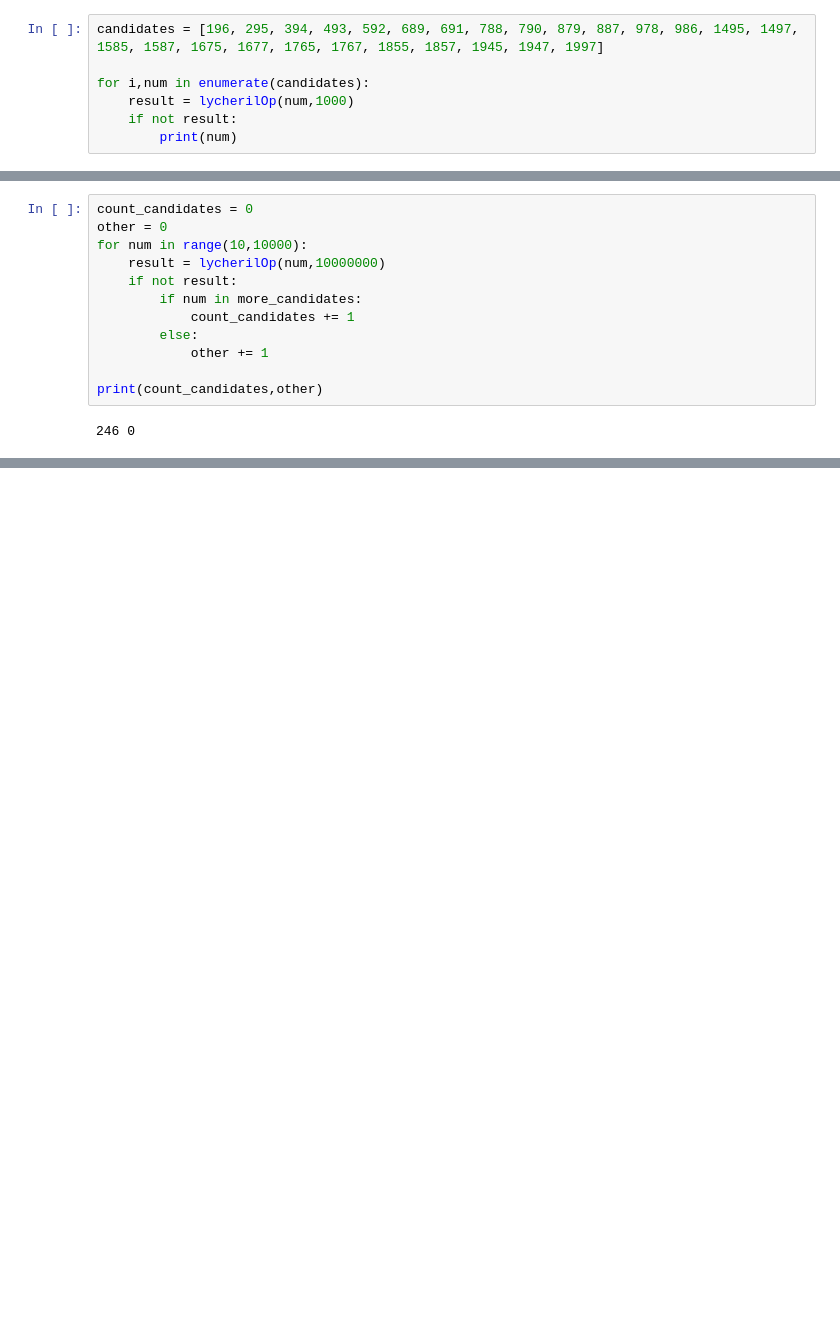
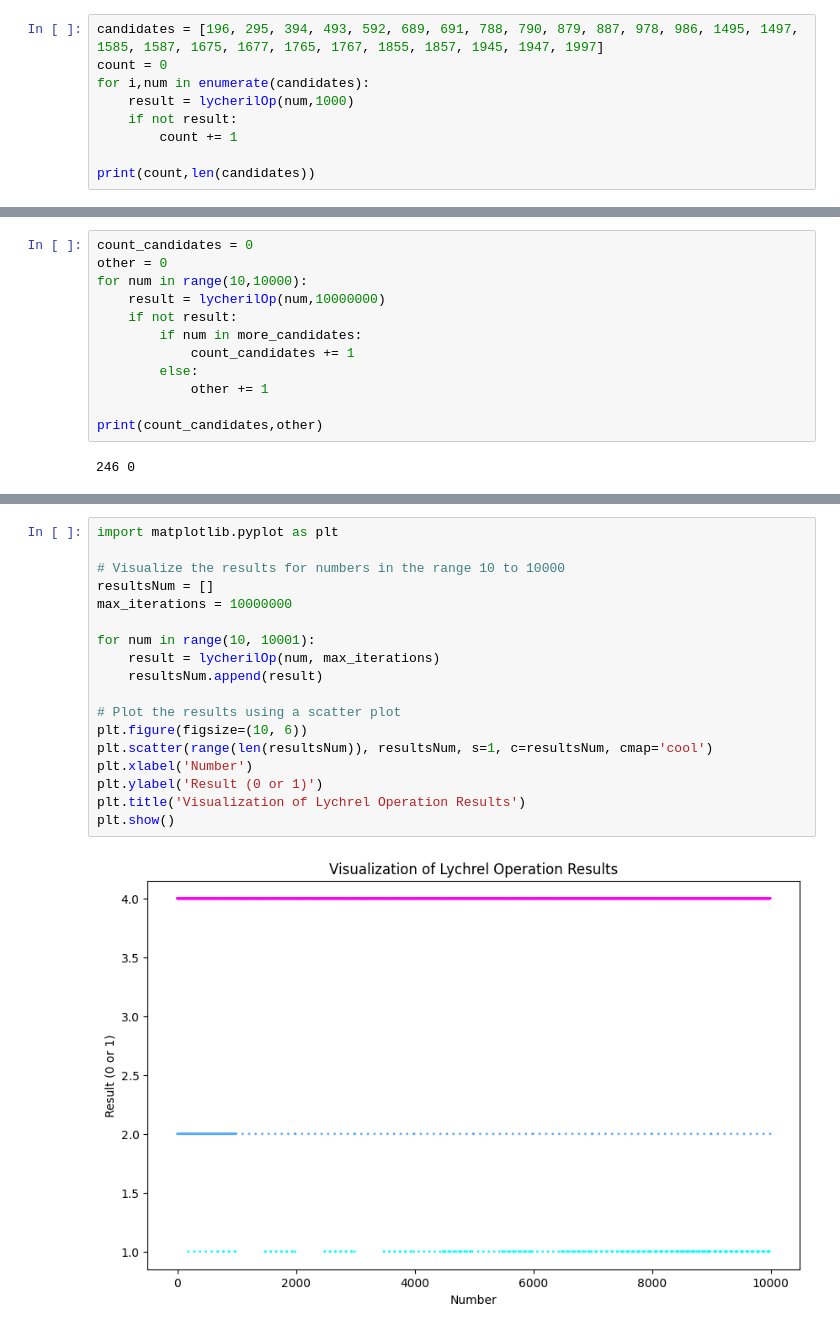
Before and after one commit to BcanTayiz/Computer-Science-Research, a Jupyter notebook: lycheril_number.ipynb, the cells around one changed output, grey strips where cells are left out. Cells and saved outputs as stored; diff of their text form; blank space fills up the shorter version.

```diff
--- a/lycheril_number.ipynb
+++ b/lycheril_number.ipynb
@@ -59,9 +67,11 @@ print(result)
 False
 # %%
 candidates = [196, 295, 394, 493, 592, 689, 691, 788, 790, 879, 887, 978, 986, 1495, 1497, 1585, 1587, 1675, 1677, 1765, 1767, 1855, 1857, 1945, 1947, 1997]
-
+count = 0
 for i,num in enumerate(candidates):
     result = lycherilOp(num,1000)
     if not result:
-        print(num)
+        count += 1
+
+print(count,len(candidates))
 # %% [output]
@@ -170,0 +227,20 @@ print(count_candidates,other)
+# %%
+import matplotlib.pyplot as plt
+
+# Visualize the results for numbers in the range 10 to 10000
+resultsNum = []
+max_iterations = 10000000
+
+for num in range(10, 10001):
+    result = lycherilOp(num, max_iterations)
+    resultsNum.append(result)
+
+# Plot the results using a scatter plot
+plt.figure(figsize=(10, 6))
+plt.scatter(range(len(resultsNum)), resultsNum, s=1, c=resultsNum, cmap='cool')
+plt.xlabel('Number')
+plt.ylabel('Result (0 or 1)')
+plt.title('Visualization of Lychrel Operation Results')
+plt.show()
+# %% [output]
+[figure, added]
```
Also changed, not shown: parts of 17 cells of this notebook, 4 other files.
